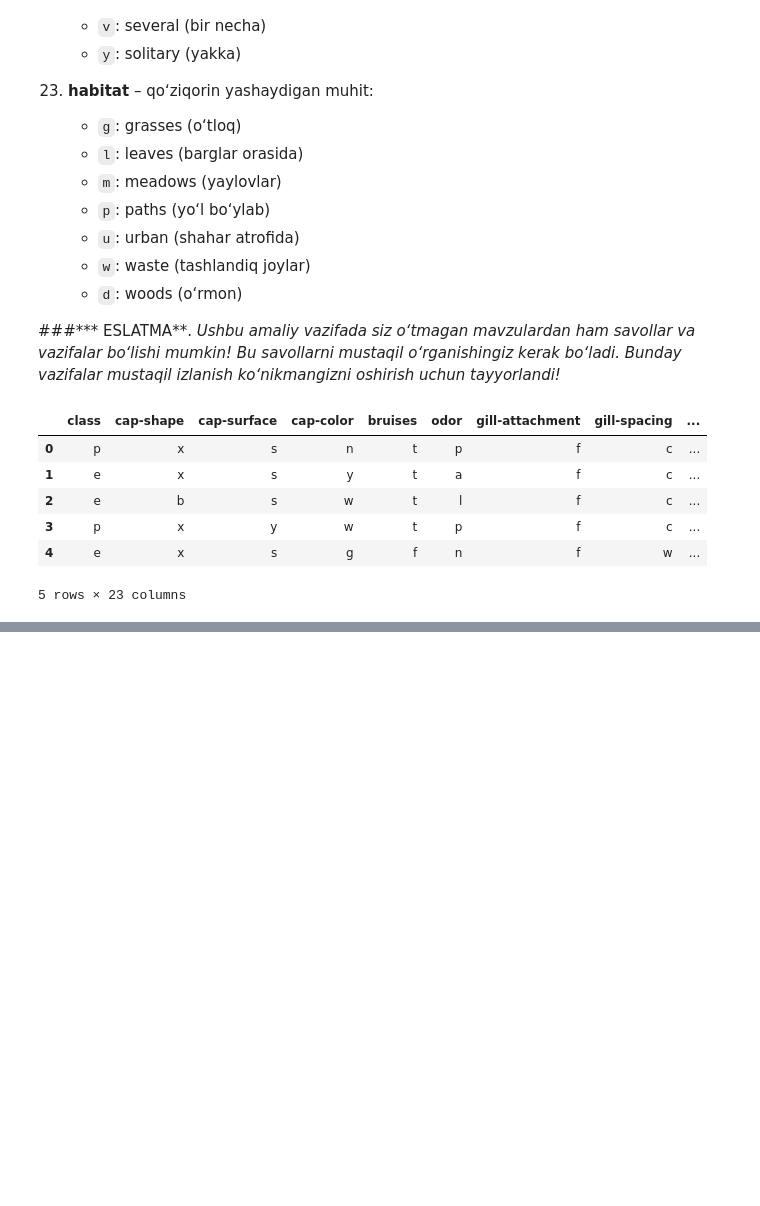
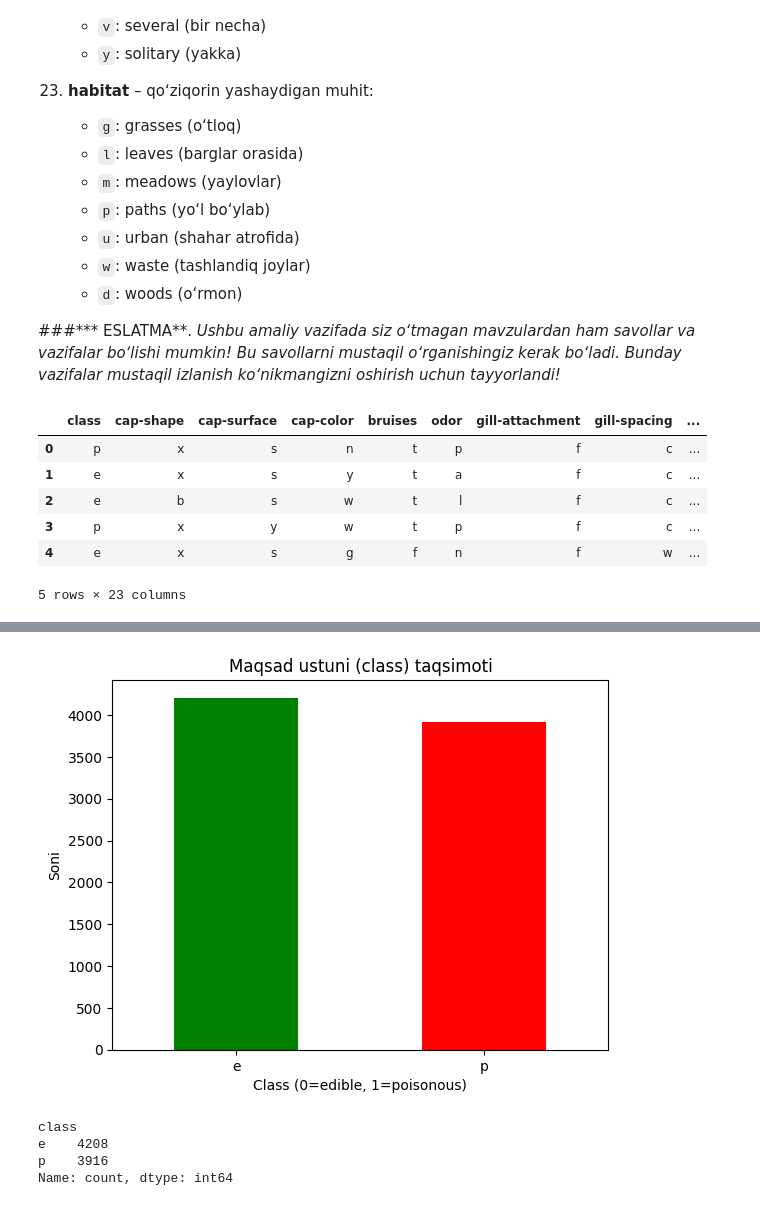
Before and after one commit to ulubeykhuja/Amaliyot, a Jupyter notebook: Klassifikatsiya_17_YAKUNIY_VAZIFA_Xujakulov.ipynb, the cells around one changed output, grey strips where cells are left out. Cells and saved outputs as stored; diff of their text form; code cells hidden in the pictures; blank space fills up the shorter version.

```diff
--- a/Klassifikatsiya_17_YAKUNIY_VAZIFA_Xujakulov.ipynb
+++ b/Klassifikatsiya_17_YAKUNIY_VAZIFA_Xujakulov.ipynb
@@ -246,0 +361,17 @@ df.head()
+# %%
+# 2.2. Maqsad ustunining balansini tekshiring (nechta zaharli va zaharsiz qo‘ziqorinlar bor).
+
+df['class'].value_counts().plot(kind='bar', color=['green','red'])
+plt.title("Maqsad ustuni (class) taqsimoti")
+plt.xticks(rotation=0)
+plt.xlabel("Class (0=edible, 1=poisonous)")
+plt.ylabel("Soni")
+plt.show()
+
+print(df['class'].value_counts())
+# %% [output]
+[figure, added]
+class
+e    4208
+p    3916
+Name: count, dtype: int64
```
Also changed, not shown: parts of 18 cells of this notebook.
